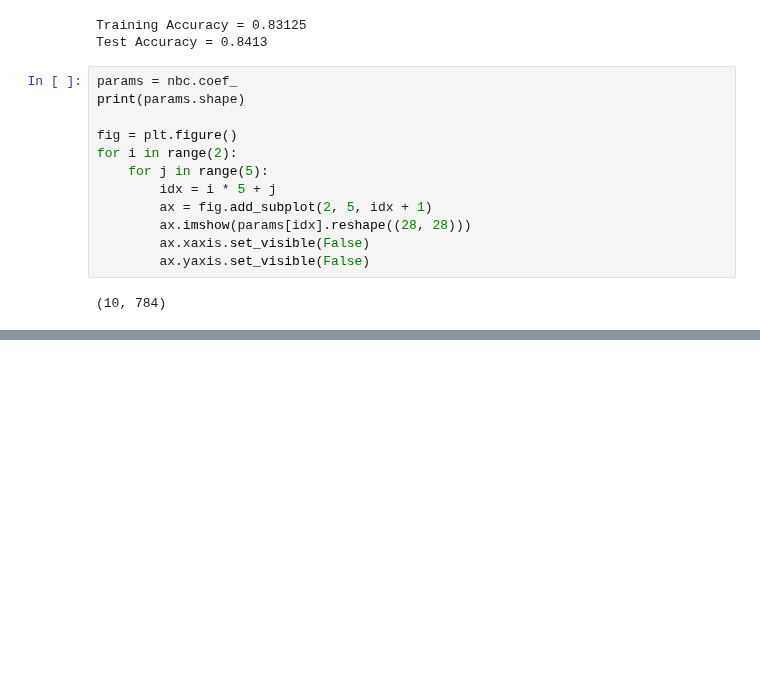
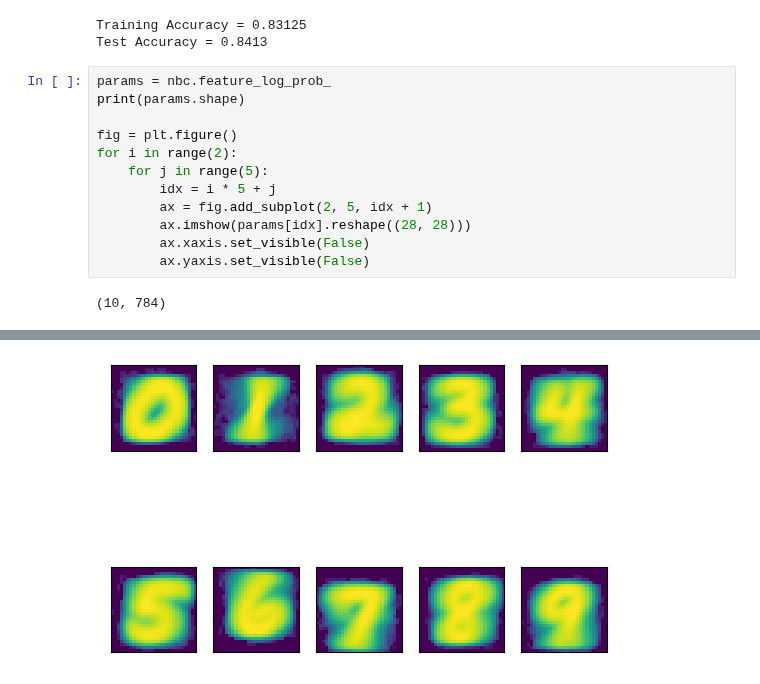
Before and after one commit to ajdillhoff/CSE6363, a Jupyter notebook: logistic_regression/naive_bayes_mnist.ipynb, the cells around one changed output, grey strips where cells are left out. Cells and saved outputs as stored; diff of their text form; blank space fills up the shorter version.

Commit message:
coef_ deprecated

```diff
--- a/logistic_regression/naive_bayes_mnist.ipynb
+++ b/logistic_regression/naive_bayes_mnist.ipynb
@@ -40,7 +38,7 @@ print(f"Training Accuracy = {train_acc}\nTest Accuracy = {test_acc}")
 Training Accuracy = 0.83125
 Test Accuracy = 0.8413
 # %%
-params = nbc.coef_
+params = nbc.feature_log_prob_
 print(params.shape)
 
 fig = plt.figure()
@@ -58,3 +54,4 @@ for i in range(2):
+[figure, added]
 # %%
 idx = random.randint(0, len(targets_test) - 1)
 prediction = nbc.predict(data_test)
```
Also changed, not shown: parts of 4 cells of this notebook, 1 other file.
